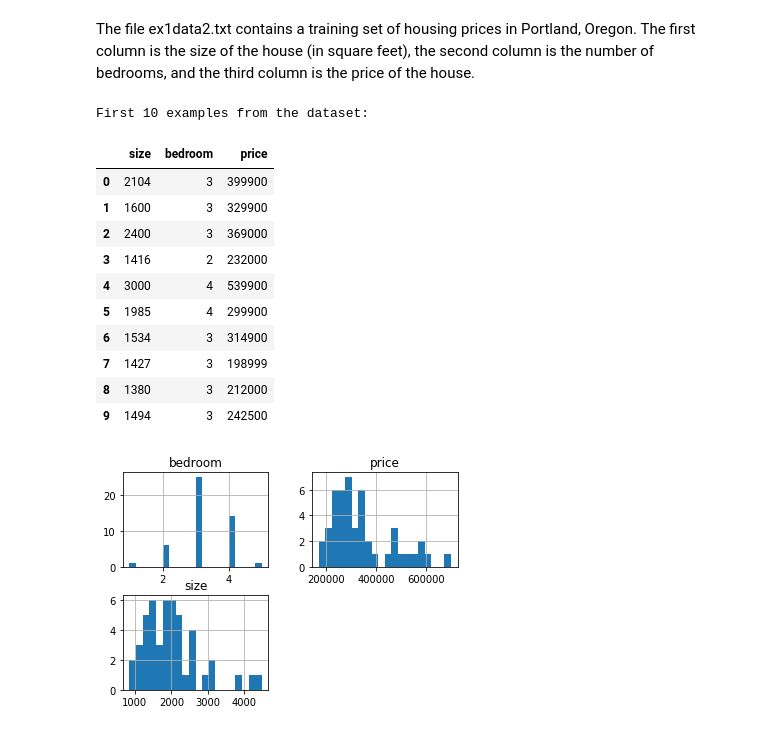
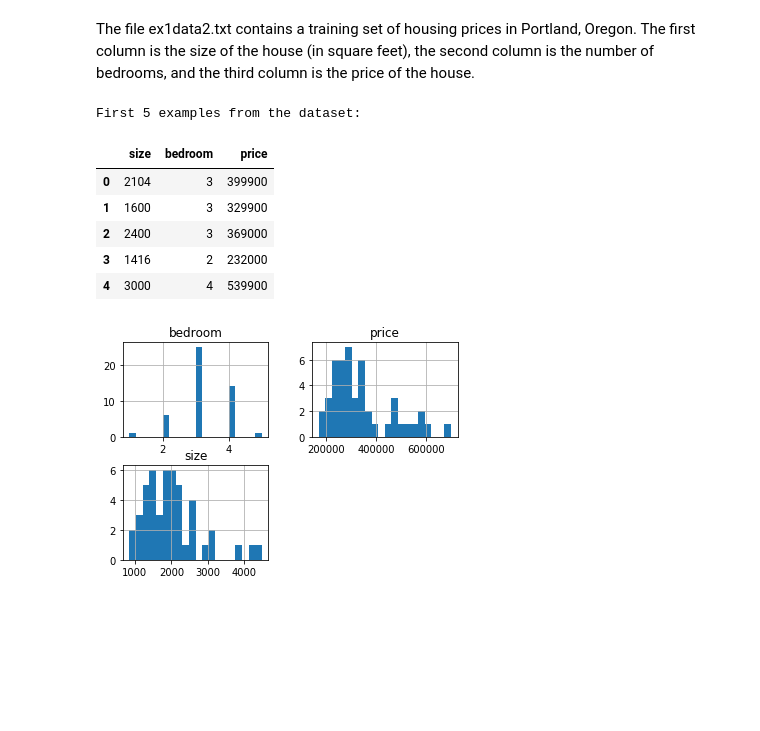
Before and after one commit to fiony/ml-course-andrew-ng, a Jupyter notebook: ex1/Programming Exercise 1-Linear Regression.ipynb, the cells around one changed output. Drawn from its saved outputs; the diff is of its cells as text; code cells hidden in the pictures; blank space fills up the shorter version.

```diff
--- a/ex1/Programming Exercise 1-Linear Regression.ipynb
+++ b/ex1/Programming Exercise 1-Linear Regression.ipynb
@@ -427,20 +428,15 @@ import matplotlib.pyplot as plt
 # %%
 # Load data
 data2 = pd.read_csv('ex1data2.txt', names=['size','bedroom','price'])
-print ('\nFirst 10 examples from the dataset:')
-data2[0:10]
+print ('\nFirst 5 examples from the dataset:')
+data2[0:5]
 # %% [output]
-First 10 examples from the dataset:
+First 5 examples from the dataset:
 |  | size | bedroom | price |
 | 0 | 2104 | 3 | 399900 |
 | 1 | 1600 | 3 | 329900 |
 | 2 | 2400 | 3 | 369000 |
 | 3 | 1416 | 2 | 232000 |
 | 4 | 3000 | 4 | 539900 |
-| 5 | 1985 | 4 | 299900 |
-| 6 | 1534 | 3 | 314900 |
-| 7 | 1427 | 3 | 198999 |
-| 8 | 1380 | 3 | 212000 |
-| 9 | 1494 | 3 | 242500 |
 # %%
 X = data2.iloc[:,0:2]
```
Also changed, not shown: parts of 25 cells of this notebook.
